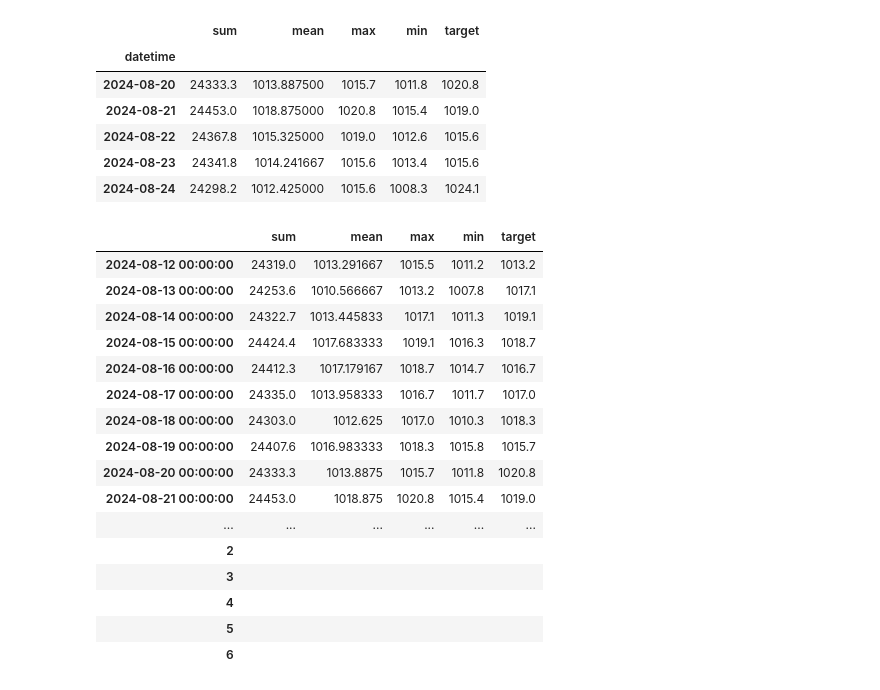
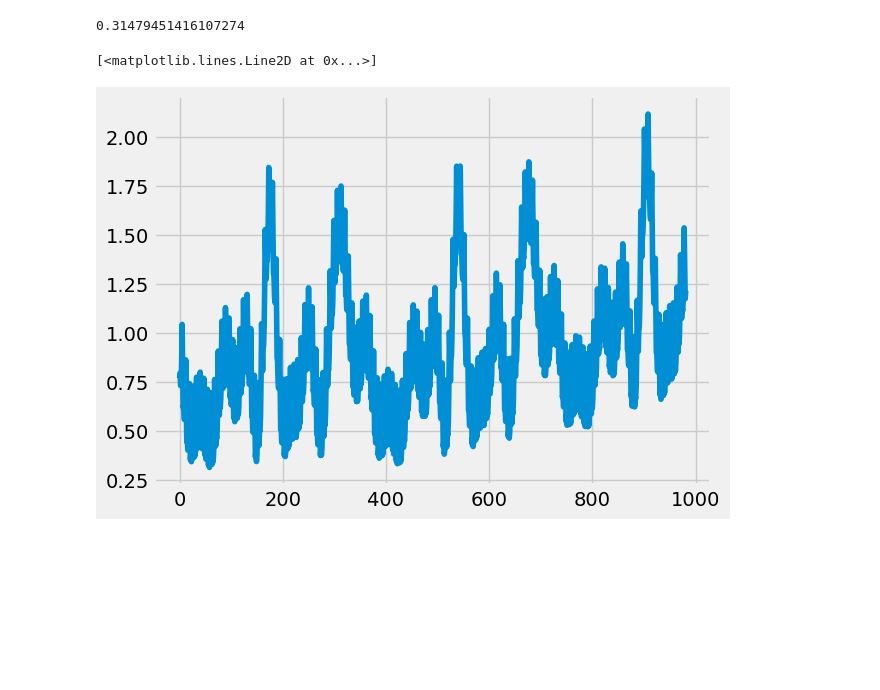
Before and after one commit to ardahanaytan/Hava-Durumu-Tahmini, a Jupyter notebook: notebooks/Untitled.ipynb, the cells around one changed output. Cells and saved outputs as stored; diff of their text form; code cells hidden in the pictures; blank space fills up the shorter version.

Commit message:
can predict the future now

```diff
--- a/notebooks/Untitled.ipynb
+++ b/notebooks/Untitled.ipynb
@@ -34,16 +34,14 @@ df['datetime'] = pd.to_datetime(df[['Yil', 'Ay', 'Gun']].astype(str).agg('-'.joi
 df.set_index('datetime', inplace=True)
 df.drop(columns=['Zaman', 'Yil', 'Ay', 'Gun', 'Saat'], inplace=True)
 # %%
-df_y = pd.DataFrame(df['Basinc'])
+df_y = pd.DataFrame(df['Yagmur'])
 df_max = df_y.resample('D').max()
-df_max.rename(columns = {'Basinc': 'max'}, inplace=True)
+df_max.rename(columns = {'Yagmur': 'max'}, inplace=True)
 df_min = df_y.resample('D').min()
-df_min.rename(columns = {'Basinc': 'min'}, inplace=True)
+df_min.rename(columns = {'Yagmur': 'min'}, inplace=True)
 df_top = df_y.resample('D').sum()
-df_top.rename(columns = {'Basinc': 'sum'}, inplace=True)
+df_top.rename(columns = {'Yagmur': 'sum'}, inplace=True)
 df_ort = df_y.resample('D').mean()
-df_ort.rename(columns = {'Basinc': 'mean'}, inplace=True)
+df_ort.rename(columns = {'Yagmur': 'mean'}, inplace=True)
 df_ya = pd.concat([df_top, df_ort, df_max, df_min], axis=1)
-df_ya['target'] = df_ya.shift(-1)['max']
-df_ya = df_ya.iloc[:-1,:].copy()
 # %%
@@ -65,4 +145,4 @@ def create_predictions(predictors, core_weather, reg):
 # %%
-error, combined = create_predictions(predictors, df_ya, reg)
-error
+error, combined, future = create_predictions(df_ya)
+future.tail(20)
 # %% [output]
@@ -70,34 +168,10 @@ error
+# %%
+future['yhat'].min()
+#df_ya['mean'].min()
+# %% [output]
+0.31479451416107274
 # %%
-df_ya.tail()
+plt.plot(future['yhat'])
 # %% [output]
-|  | sum | mean | max | min | target |
-| datetime |  |  |  |  |  |
-| 2024-08-20 | 24333.3 | 1013.887500 | 1015.7 | 1011.8 | 1020.8 |
-| 2024-08-21 | 24453.0 | 1018.875000 | 1020.8 | 1015.4 | 1019.0 |
-| 2024-08-22 | 24367.8 | 1015.325000 | 1019.0 | 1012.6 | 1015.6 |
-| 2024-08-23 | 24341.8 | 1014.241667 | 1015.6 | 1013.4 | 1015.6 |
-| 2024-08-24 | 24298.2 | 1012.425000 | 1015.6 | 1008.3 | 1024.1 |
+[<matplotlib.lines.Line2D at 0x...>]
+[figure, added]
-# %%
-empty_data = {col: ['' for _ in range(7)] for col in df_ya.columns}
-empty_df = pd.DataFrame(empty_data)
-
-df_ya = pd.concat([df_ya, empty_df], ignore_index=False)
-df_ya.tail(20)
-# %% [output]
-|  | sum | mean | max | min | target |
-| 2024-08-12 00:00:00 | 24319.0 | 1013.291667 | 1015.5 | 1011.2 | 1013.2 |
-| 2024-08-13 00:00:00 | 24253.6 | 1010.566667 | 1013.2 | 1007.8 | 1017.1 |
-| 2024-08-14 00:00:00 | 24322.7 | 1013.445833 | 1017.1 | 1011.3 | 1019.1 |
-| 2024-08-15 00:00:00 | 24424.4 | 1017.683333 | 1019.1 | 1016.3 | 1018.7 |
-| 2024-08-16 00:00:00 | 24412.3 | 1017.179167 | 1018.7 | 1014.7 | 1016.7 |
-| 2024-08-17 00:00:00 | 24335.0 | 1013.958333 | 1016.7 | 1011.7 | 1017.0 |
-| 2024-08-18 00:00:00 | 24303.0 | 1012.625 | 1017.0 | 1010.3 | 1018.3 |
-| 2024-08-19 00:00:00 | 24407.6 | 1016.983333 | 1018.3 | 1015.8 | 1015.7 |
-| 2024-08-20 00:00:00 | 24333.3 | 1013.8875 | 1015.7 | 1011.8 | 1020.8 |
-| 2024-08-21 00:00:00 | 24453.0 | 1018.875 | 1020.8 | 1015.4 | 1019.0 |
-| ... | ... | ... | ... | ... | ... |
-| 2 |  |  |  |  |  |
-| 3 |  |  |  |  |  |
-| 4 |  |  |  |  |  |
-| 5 |  |  |  |  |  |
-| 6 |  |  |  |  |  |
```
Also changed, not shown: parts of 8 cells of this notebook, 9 other files.
